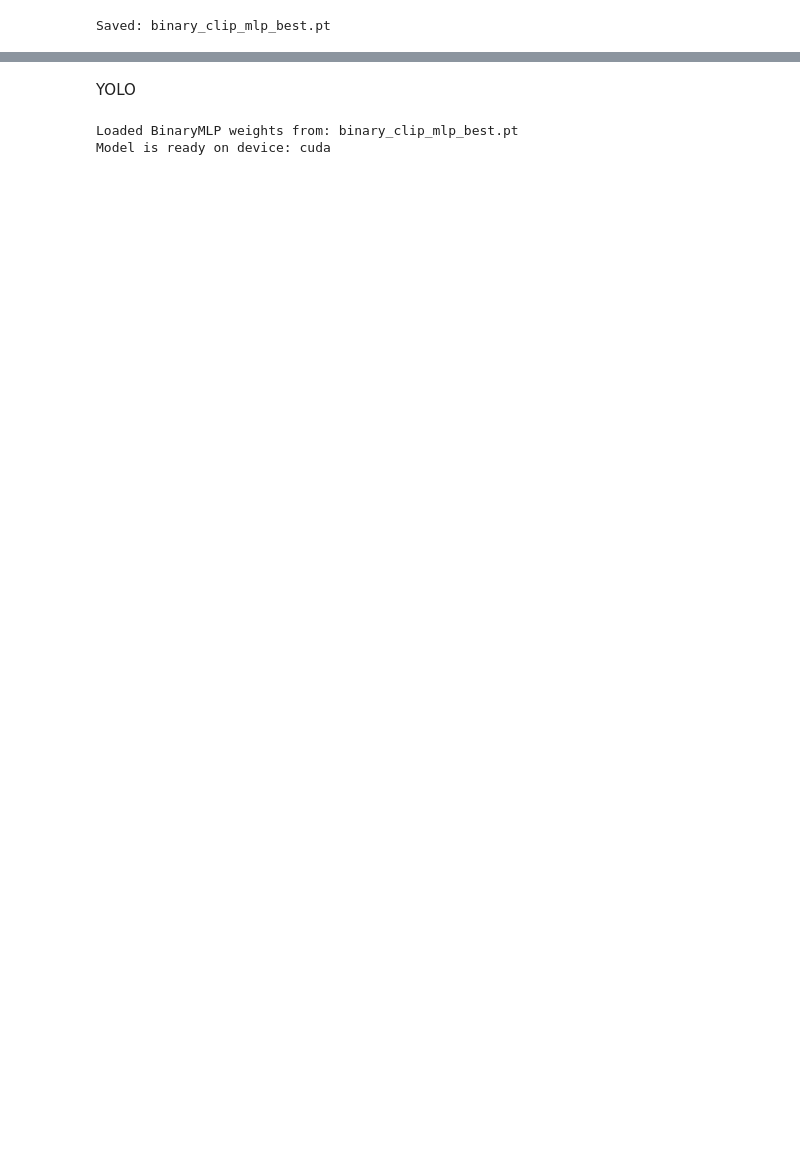
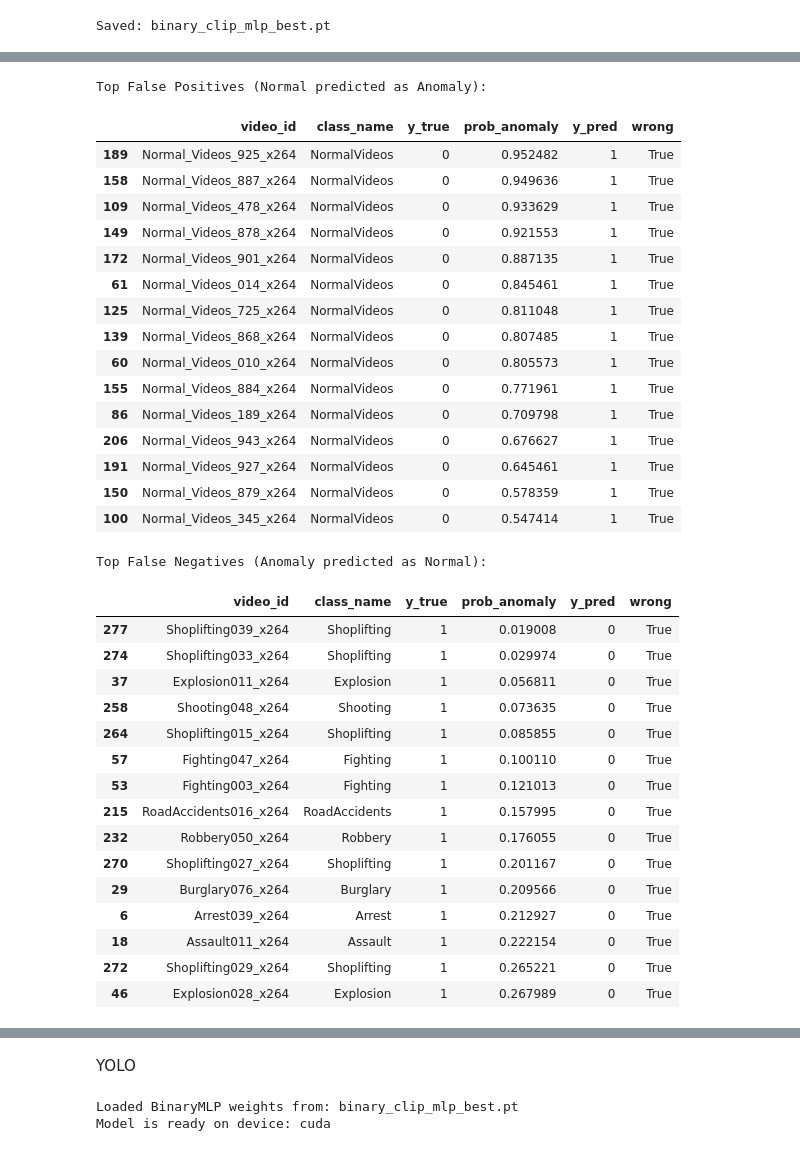
Before and after one commit to YuvalGarzon/Seminar-Project-Real-time-Crowd-Anomaly, a Jupyter notebook: ProjectRealTimeCrowdAnomaly.ipynb, the cells around one changed output, grey strips where cells are left out. Saved outputs shown, nothing was run; the diff lists cells and outputs as text; code cells hidden in the pictures; blank space fills up the shorter version.

```diff
--- a/ProjectRealTimeCrowdAnomaly.ipynb
+++ b/ProjectRealTimeCrowdAnomaly.ipynb
@@ -546,0 +708,53 @@ Saved: binary_clip_mlp_best.pt
+# %%
+df = pd.DataFrame({
+    "video_id": test_vid_list,
+    "class_name": test_cname_list,
+    "y_true": y_true,
+    "prob_anomaly": probs,
+})
+df["y_pred"] = (df["prob_anomaly"] >= 0.5).astype(int)
+df["wrong"]  = (df["y_pred"] != df["y_true"])
+
+fp = df[(df["wrong"]) & (df["y_true"] == 0)].sort_values("prob_anomaly", ascending=False).head(15)
+fn = df[(df["wrong"]) & (df["y_true"] == 1)].sort_values("prob_anomaly", ascending=True).head(15)
+
+print("\nTop False Positives (Normal predicted as Anomaly):")
+display(fp)
+
+print("\nTop False Negatives (Anomaly predicted as Normal):")
+display(fn)
+# %% [output]
+Top False Positives (Normal predicted as Anomaly):
+|  | video_id | class_name | y_true | prob_anomaly | y_pred | wrong |
+| 189 | Normal_Videos_925_x264 | NormalVideos | 0 | 0.952482 | 1 | True |
+| 158 | Normal_Videos_887_x264 | NormalVideos | 0 | 0.949636 | 1 | True |
+| 109 | Normal_Videos_478_x264 | NormalVideos | 0 | 0.933629 | 1 | True |
+| 149 | Normal_Videos_878_x264 | NormalVideos | 0 | 0.921553 | 1 | True |
+| 172 | Normal_Videos_901_x264 | NormalVideos | 0 | 0.887135 | 1 | True |
+| 61 | Normal_Videos_014_x264 | NormalVideos | 0 | 0.845461 | 1 | True |
+| 125 | Normal_Videos_725_x264 | NormalVideos | 0 | 0.811048 | 1 | True |
+| 139 | Normal_Videos_868_x264 | NormalVideos | 0 | 0.807485 | 1 | True |
+| 60 | Normal_Videos_010_x264 | NormalVideos | 0 | 0.805573 | 1 | True |
+| 155 | Normal_Videos_884_x264 | NormalVideos | 0 | 0.771961 | 1 | True |
+| 86 | Normal_Videos_189_x264 | NormalVideos | 0 | 0.709798 | 1 | True |
+| 206 | Normal_Videos_943_x264 | NormalVideos | 0 | 0.676627 | 1 | True |
+| 191 | Normal_Videos_927_x264 | NormalVideos | 0 | 0.645461 | 1 | True |
+| 150 | Normal_Videos_879_x264 | NormalVideos | 0 | 0.578359 | 1 | True |
+| 100 | Normal_Videos_345_x264 | NormalVideos | 0 | 0.547414 | 1 | True |
+Top False Negatives (Anomaly predicted as Normal):
+|  | video_id | class_name | y_true | prob_anomaly | y_pred | wrong |
+| 277 | Shoplifting039_x264 | Shoplifting | 1 | 0.019008 | 0 | True |
+| 274 | Shoplifting033_x264 | Shoplifting | 1 | 0.029974 | 0 | True |
+| 37 | Explosion011_x264 | Explosion | 1 | 0.056811 | 0 | True |
+| 258 | Shooting048_x264 | Shooting | 1 | 0.073635 | 0 | True |
+| 264 | Shoplifting015_x264 | Shoplifting | 1 | 0.085855 | 0 | True |
+| 57 | Fighting047_x264 | Fighting | 1 | 0.100110 | 0 | True |
+| 53 | Fighting003_x264 | Fighting | 1 | 0.121013 | 0 | True |
+| 215 | RoadAccidents016_x264 | RoadAccidents | 1 | 0.157995 | 0 | True |
+| 232 | Robbery050_x264 | Robbery | 1 | 0.176055 | 0 | True |
+| 270 | Shoplifting027_x264 | Shoplifting | 1 | 0.201167 | 0 | True |
+| 29 | Burglary076_x264 | Burglary | 1 | 0.209566 | 0 | True |
+| 6 | Arrest039_x264 | Arrest | 1 | 0.212927 | 0 | True |
+| 18 | Assault011_x264 | Assault | 1 | 0.222154 | 0 | True |
+| 272 | Shoplifting029_x264 | Shoplifting | 1 | 0.265221 | 0 | True |
+| 46 | Explosion028_x264 | Explosion | 1 | 0.267989 | 0 | True |
```
Also changed, not shown: parts of 28 cells of this notebook.
